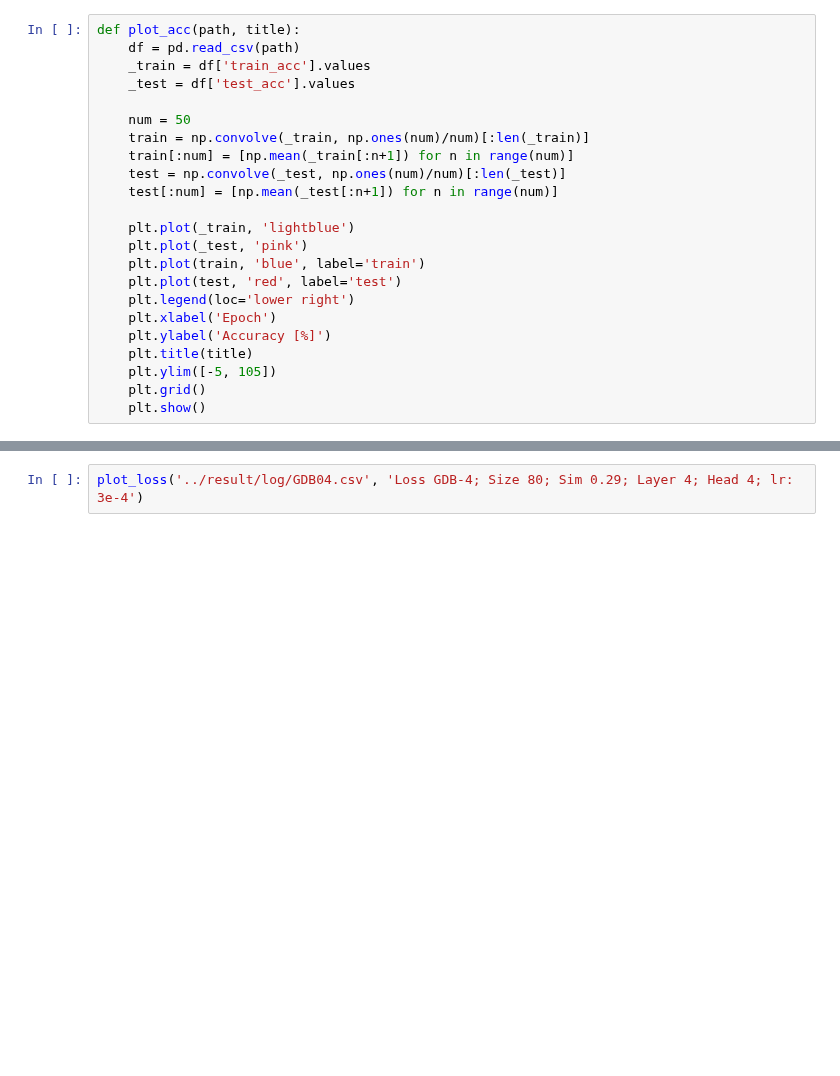
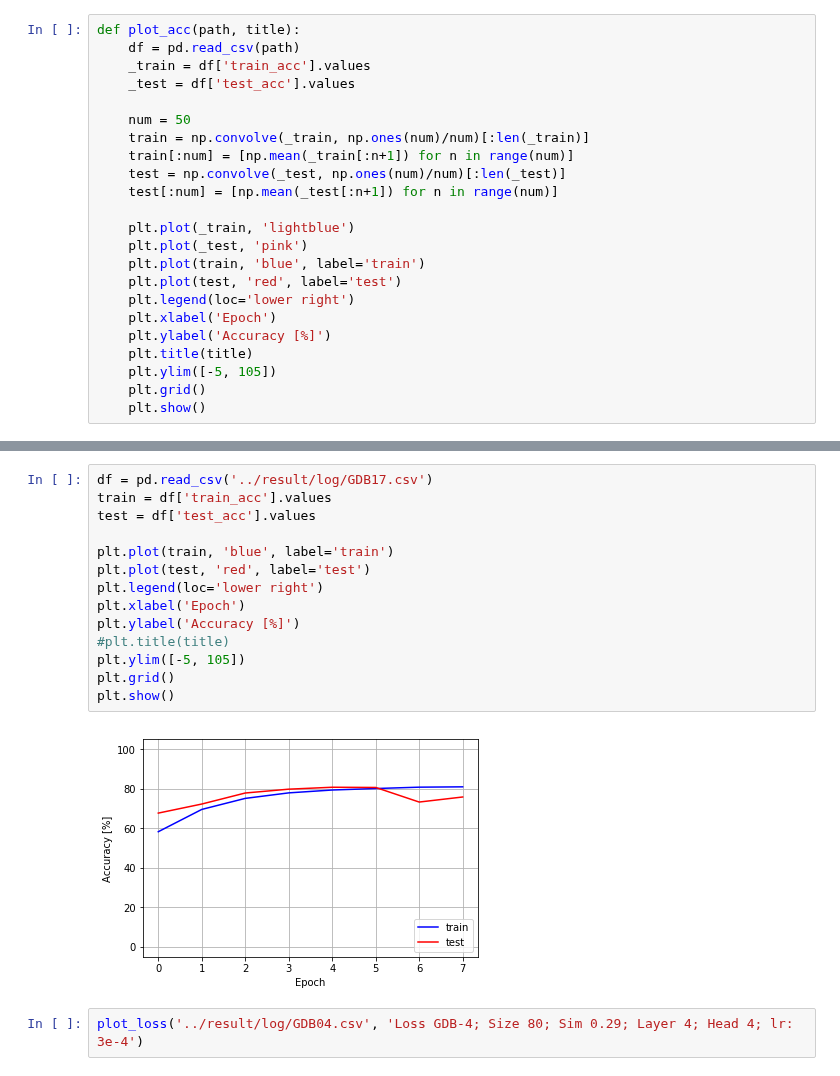
Before and after one commit to DSPsleeporg/smiles-transformer, a Jupyter notebook: smiles_transformer/Untitled.ipynb, the cells around one changed output, grey strips where cells are left out. Cells and saved outputs as stored; diff of their text form; blank space fills up the shorter version.

```diff
--- a/smiles_transformer/Untitled.ipynb
+++ b/smiles_transformer/Untitled.ipynb
@@ -110,3 +129,19 @@ pd.read_csv('data/gdb06_bert_train.csv')['tanimoto'].mean()
+# %%
+df = pd.read_csv('../result/log/GDB17.csv')
+train = df['train_acc'].values
+test = df['test_acc'].values
+
+plt.plot(train, 'blue', label='train')
+plt.plot(test, 'red', label='test')
+plt.legend(loc='lower right')
+plt.xlabel('Epoch')
+plt.ylabel('Accuracy [%]')
+#plt.title(title)
+plt.ylim([-5, 105])
+plt.grid()
+plt.show()
+# %% [output]
+[figure, added]
 # %%
 plot_loss('../result/log/GDB04.csv', 'Loss GDB-4; Size 80; Sim 0.29; Layer 4; Head 4; lr: 3e-4')
 # %% [output]
```
Also changed, not shown: parts of 5 cells of this notebook, 3 other files.
